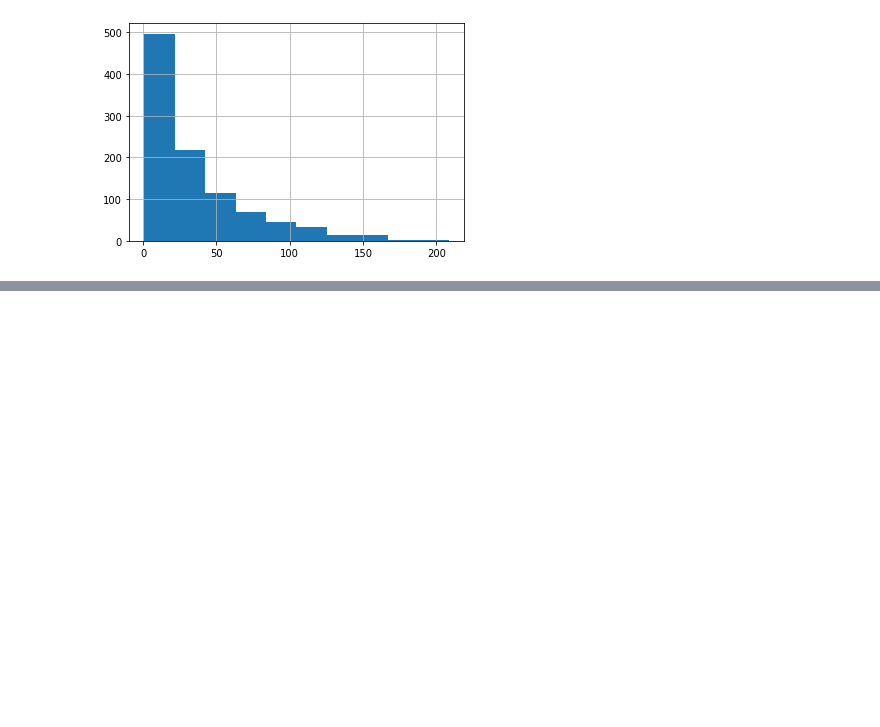
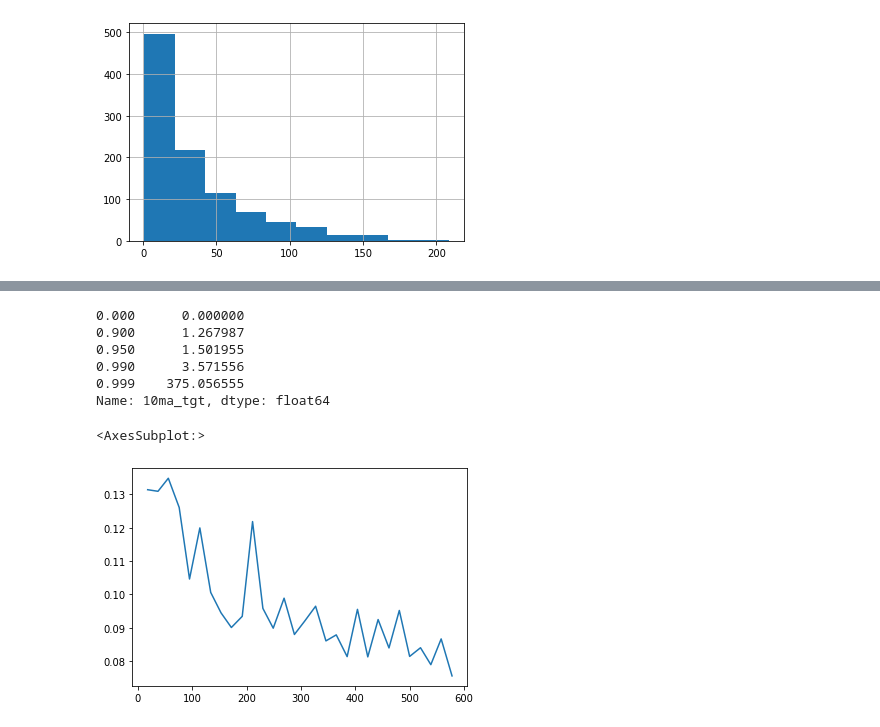
Before and after one commit to vin136/Solar-forcast, a Jupyter notebook: nbs/CSI.ipynb, the cells around one changed output, grey strips where cells are left out. Saved outputs shown, nothing was run; the diff lists cells and outputs as text; code cells hidden in the pictures; blank space fills up the shorter version.

```diff
--- a/nbs/CSI.ipynb
+++ b/nbs/CSI.ipynb
@@ -337,0 +395,18 @@ df.head()
+# %%
+base_df['10ma_tgt'].quantile([0.0,0.9,0.95,0.99,0.999])
+# %% [output]
+0.000      0.000000
+0.900      1.267987
+0.950      1.501955
+0.990      3.571556
+0.999    375.056555
+Name: 10ma_tgt, dtype: float64
+# %%
+#checking trained model
+
+df = pd.read_csv('/common/home/vk405/Projects/EnergyLab/Solar-forcast/artifacts/csvlogs/trail/metrics.csv')
+# %%
+df['val_loss'].dropna().plot()
+# %% [output]
+<AxesSubplot:>
+[figure, added]
```
Also changed, not shown: parts of 38 cells of this notebook, 4 other files.
